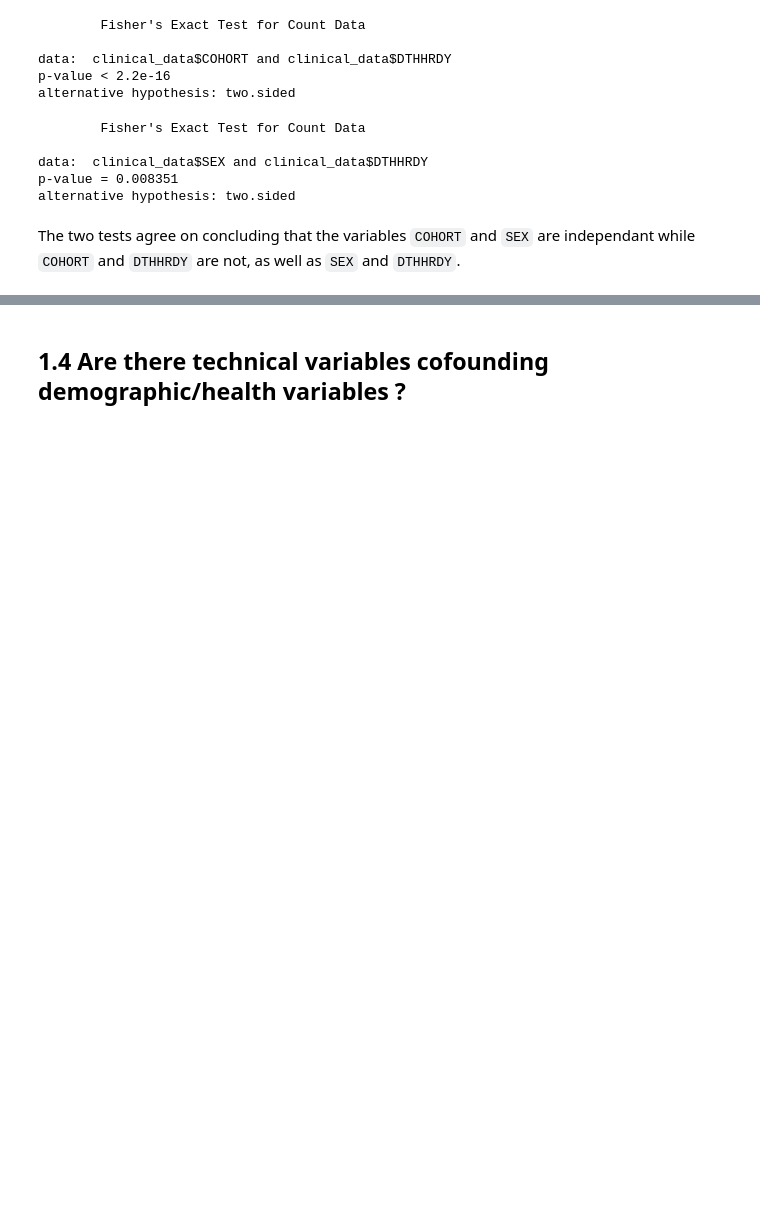
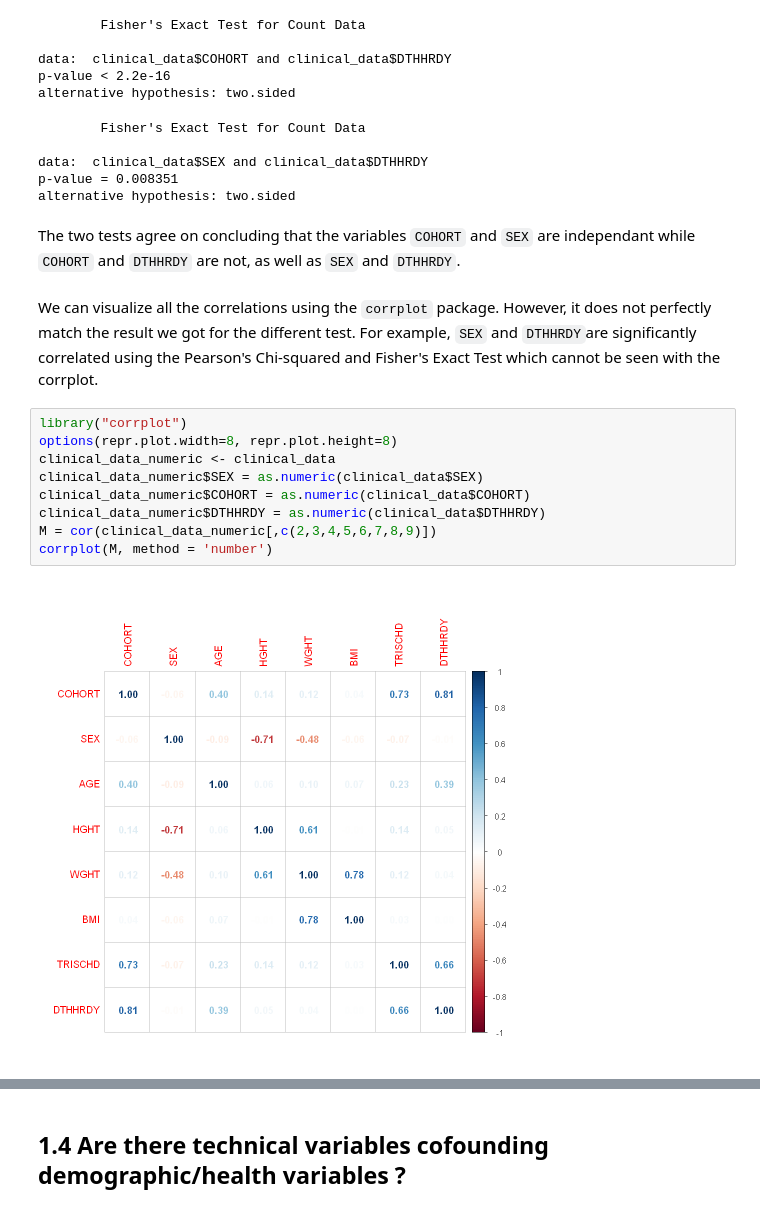
Before and after one commit to Abellanger123/GenomicProject, a Jupyter notebook: Arthur Functional Genomics Project.ipynb, the cells around one changed output, grey strips where cells are left out. Saved outputs shown, nothing was run; the diff lists cells and outputs as text; blank space fills up the shorter version.

```diff
--- a/Arthur Functional Genomics Project.ipynb
+++ b/Arthur Functional Genomics Project.ipynb
@@ -405,3 +417,16 @@ p-value = 0.008351
 alternative hypothesis: two.sided
 # %% [markdown]
 The two tests agree on concluding that the variables `COHORT` and `SEX` are independant while `COHORT` and `DTHHRDY` are not, as well as `SEX` and `DTHHRDY`.
+# %% [markdown]
+We can visualize all the correlations using the `corrplot` package. However, it does not perfectly match the result we got for the different test. For example, `SEX` and `DTHHRDY`are significantly correlated using the Pearson's Chi-squared and Fisher's Exact Test which cannot be seen with the corrplot.
+# %%
+library("corrplot")
+options(repr.plot.width=8, repr.plot.height=8)
+clinical_data_numeric <- clinical_data
+clinical_data_numeric$SEX = as.numeric(clinical_data$SEX)
+clinical_data_numeric$COHORT = as.numeric(clinical_data$COHORT)
+clinical_data_numeric$DTHHRDY = as.numeric(clinical_data$DTHHRDY)
+M = cor(clinical_data_numeric[,c(2,3,4,5,6,7,8,9)])
+corrplot(M, method = 'number')
+# %% [output]
+[figure, added]
```
Also changed, not shown: parts of 20 cells of this notebook.
